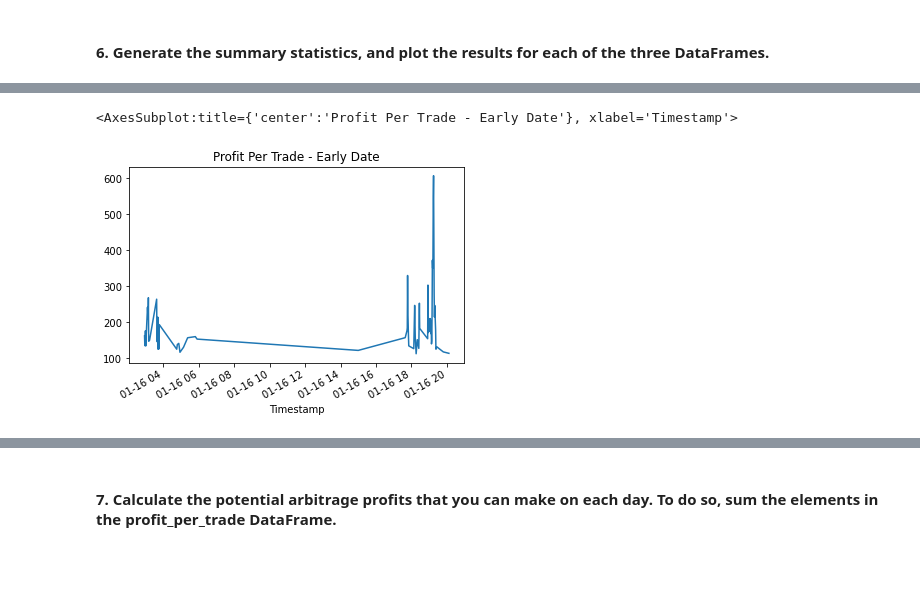
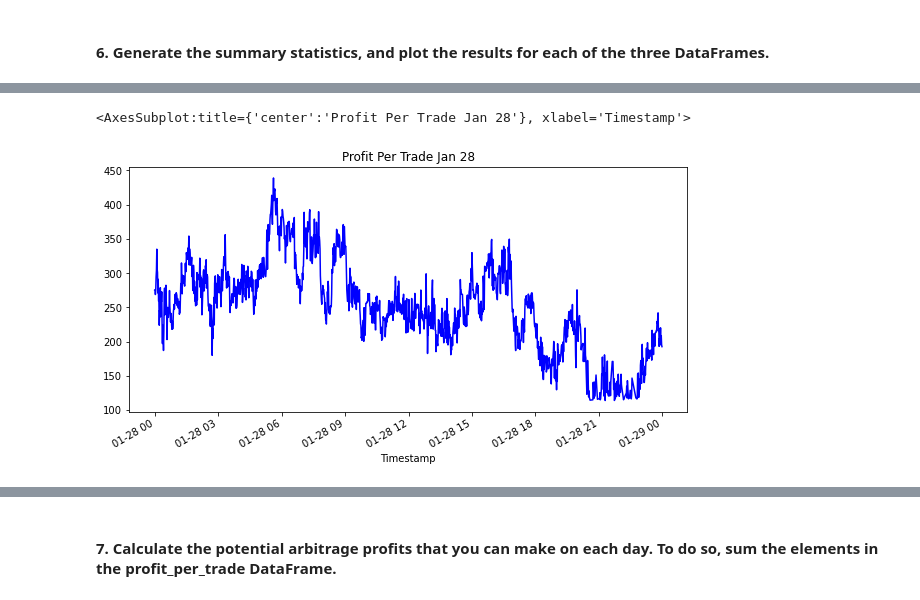
Before and after one commit to megkennedy/Challenge-3, a Jupyter notebook: crypto_arbitrage.ipynb, the cells around one changed output, grey strips where cells are left out. Saved outputs shown, nothing was run; the diff lists cells and outputs as text; code cells hidden in the pictures; blank space fills up the shorter version.

```diff
--- a/crypto_arbitrage.ipynb
+++ b/crypto_arbitrage.ipynb
@@ -420,8 +420,11 @@ Calculate the potential profits for each date that you selected in the previous
 # %%
 # For the date early in the dataset, measure the arbitrage spread between the two exchanges
 # by subtracting the lower-priced exchange from the higher-priced one
-arbitrage_spread_early = # YOUR CODE HERE
+
+arbitrage_spread_early = bitstamp.loc["2018-01-28":"2018-01-28", 'Close']-coinbase.loc["2018-01-28":"2018-01-28", 'Close']
 
 # Use a conditional statement to generate the summary statistics for each arbitrage_spread DataFrame
-# YOUR CODE HERE
+arbitrage_opp_early = arbitrage_spread_early >0
+arbitrage_opp_early_df= arbitrage_spread_early.loc[arbitrage_opp_early]
+arbitrage_opp_early_df.describe()
 # %% [output]
@@ -439,9 +472,8 @@ Name: Close, dtype: float64
 # %%
 # For the date early in the dataset, calculate the spread returns by dividing the instances when the arbitrage spread is positive (> 0)
 # by the price of Bitcoin from the exchange you are buying on (the lower-priced exchange).
-spread_return_early= # YOUR CODE HERE
-
+spread_return_early= arbitrage_opp_early_df/coinbase.loc["2018-01-28":"2018-01-28", 'Close']
 # Review the spread return DataFrame
-# YOUR CODE HERE
+spread_return_early.head()
 # %% [output]
 Timestamp
@@ -456,9 +510,9 @@ Name: Close, dtype: float64
 # %%
 # For the date early in the dataset, determine the number of times your trades with positive returns
 # exceed the 1% minimum threshold (.01) that you need to cover your costs
-profitable_trades_early = # YOUR CODE HERE
-
+profitable_trades_early = spread_return_early > .01
+profitable_trades_early_df=spread_return_early.loc[profitable_trades_early]
 # Review the first five profitable trades
-# YOUR CODE HERE
+profitable_trades_early_df.head()
 # %% [output]
 Timestamp
@@ -489,12 +581,10 @@ Name: Close, dtype: float64
 # %%
 # For the date early in the dataset, calculate the potential profit per trade in dollars
 # Multiply the profitable trades by the cost of the Bitcoin that was purchased
-profit_early = # YOUR CODE HERE
-
+profit_early = profitable_trades_early_df*coinbase.loc["2018-01-28":"2018-01-28", 'Close']
 # Drop any missing values from the profit DataFrame
-profit_per_trade_early = # YOUR CODE HERE
-
+profit_per_trade_early = profit_early.dropna()
 # View the early profit DataFrame
-# YOUR CODE HERE
+profit_per_trade_early
 # %% [output]
 Timestamp
@@ -528,6 +656,6 @@ Name: Close, dtype: float64
 # %%
 # Plot the results for the early profit per trade DataFrame
-# YOUR CODE HERE
+profit_per_trade_early.plot(figsize=(10,5), title="Profit Per Trade Jan 28", color="blue")
 # %% [output]
-<AxesSubplot:title={'center':'Profit Per Trade - Early Date'}, xlabel='Timestamp'>
+<AxesSubplot:title={'center':'Profit Per Trade Jan 28'}, xlabel='Timestamp'>
-[figure, old version]
+[figure, new version]
```
Also changed, not shown: parts of 31 cells of this notebook.
